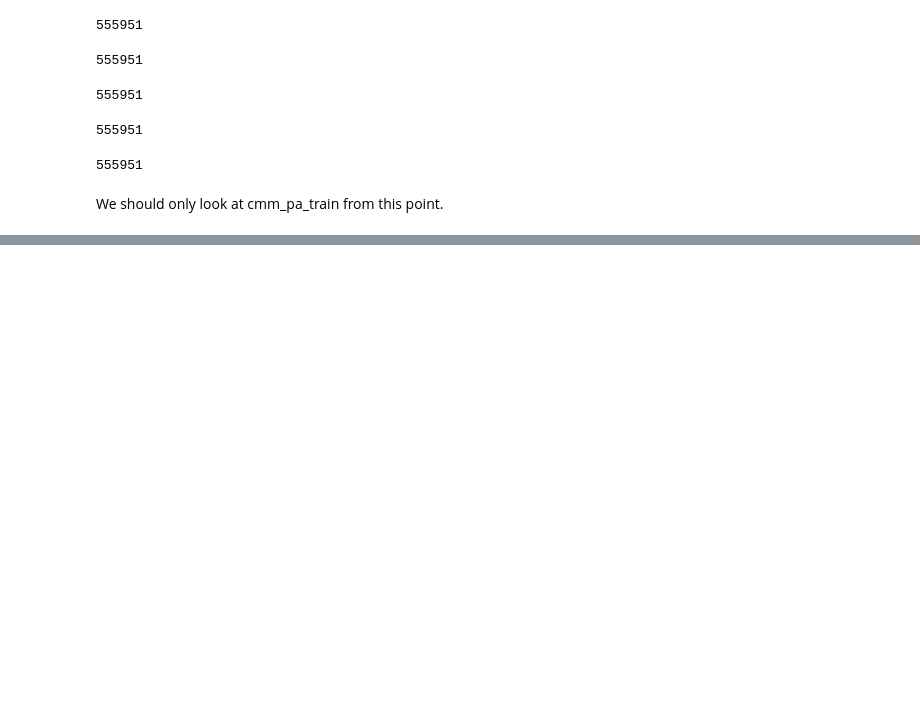
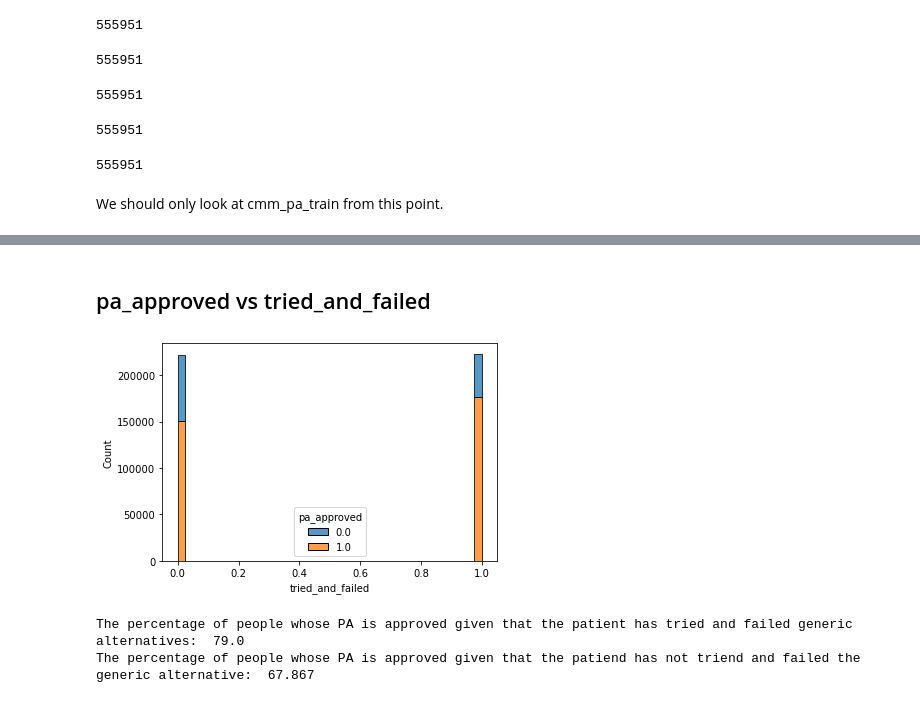
Before and after one commit to sanalsprasad/ErdosProject, a Jupyter notebook: Data_clearing.ipynb, the cells around one changed output, grey strips where cells are left out. Saved outputs shown, nothing was run; the diff lists cells and outputs as text; code cells hidden in the pictures; blank space fills up the shorter version.

```diff
--- a/Data_clearing.ipynb
+++ b/Data_clearing.ipynb
@@ -76,0 +112,17 @@ sns.__version__
+# %% [markdown]
+## pa_approved vs tried_and_failed
+# %%
+plt.figure()
+sns.histplot(cmm_pa_train, x='tried_and_failed', hue = 'pa_approved',multiple = 'stack')
+plt.show()
+# %% [output]
+[figure, added]
+# %%
+print("The percentage of people whose PA is approved given that the patient has tried and failed generic alternatives: "
+      , percentage_given(cmm_pa_train,'pa_approved',1,'tried_and_failed',1))
+
+print("The percentage of people whose PA is approved given that the patiend has not triend and failed the generic alternative: "
+      , percentage_given(cmm_pa_train,'pa_approved',1,'tried_and_failed',0))
+# %% [output]
+The percentage of people whose PA is approved given that the patient has tried and failed generic alternatives:  79.0
+The percentage of people whose PA is approved given that the patiend has not triend and failed the generic alternative:  67.867
```
Also changed, not shown: parts of 15 cells of this notebook.
